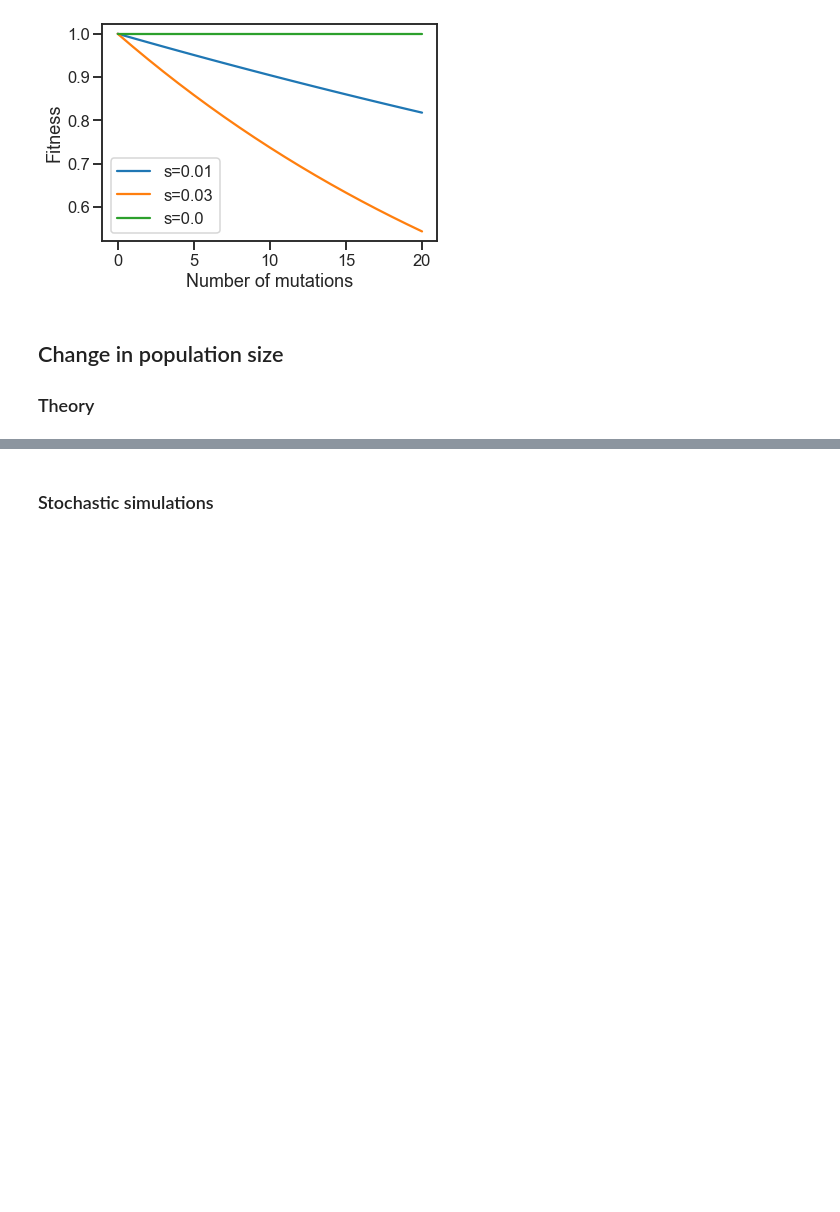
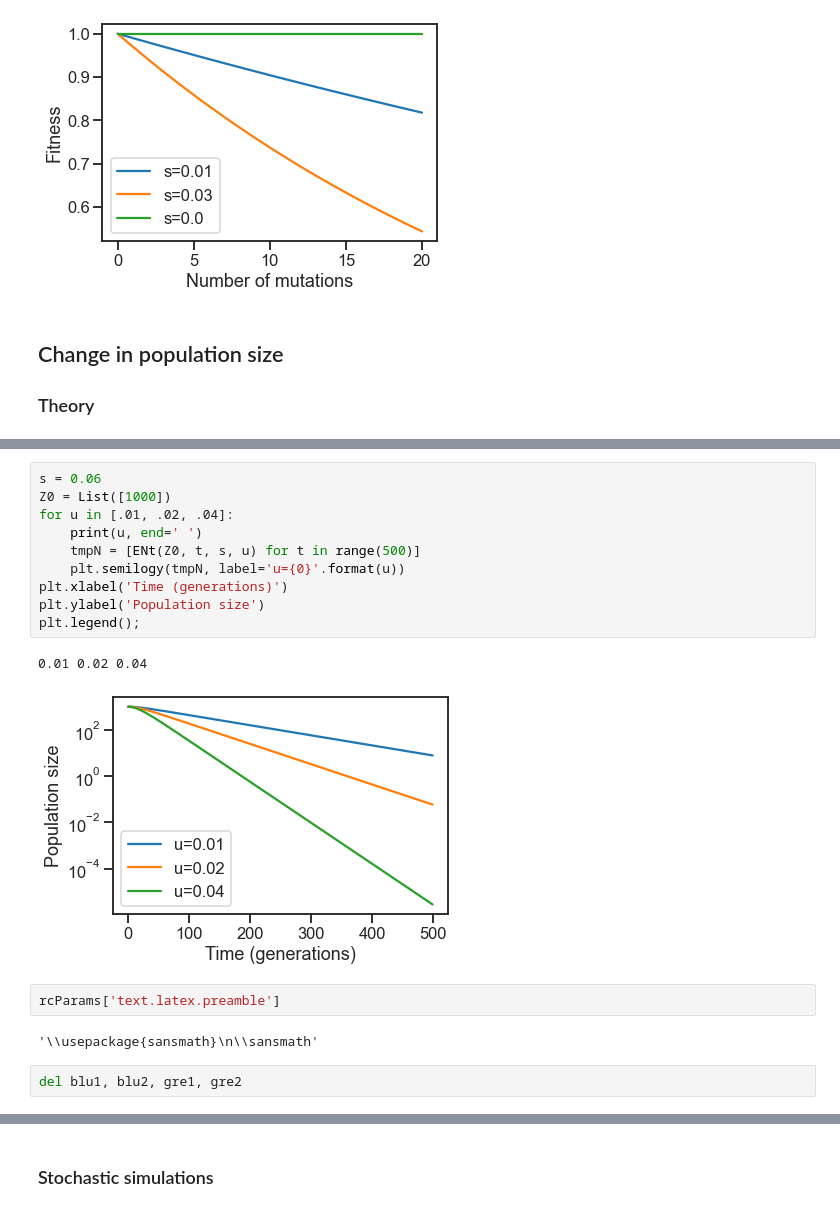
Before and after one commit to rbazev/doomed, a Jupyter notebook: python/demo.ipynb, the cells around one changed output, grey strips where cells are left out. Cells and saved outputs as stored; diff of their text form; blank space fills up the shorter version.

```diff
--- a/python/demo.ipynb
+++ b/python/demo.ipynb
@@ -35,0 +260,19 @@ plt.legend();
+# %%
+s = 0.06
+Z0 = List([1000])
+for u in [.01, .02, .04]:
+    print(u, end=' ')
+    tmpN = [ENt(Z0, t, s, u) for t in range(500)]
+    plt.semilogy(tmpN, label='u={0}'.format(u))
+plt.xlabel('Time (generations)')
+plt.ylabel('Population size')
+plt.legend();
+# %% [output]
+0.01 0.02 0.04
+[figure, added]
+# %%
+rcParams['text.latex.preamble']
+# %% [output]
+'\\usepackage{sansmath}\n\\sansmath'
+# %%
+del blu1, blu2, gre1, gre2
```
Also changed, not shown: parts of 162 cells of this notebook, 19 other files.
